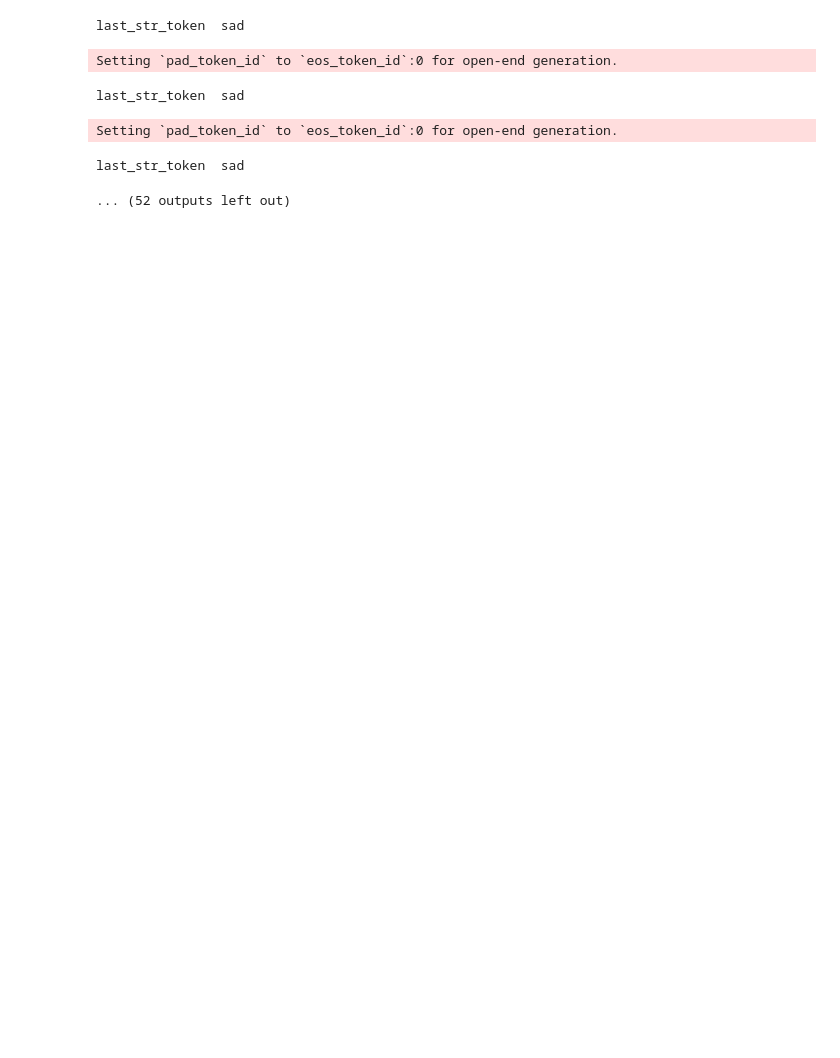
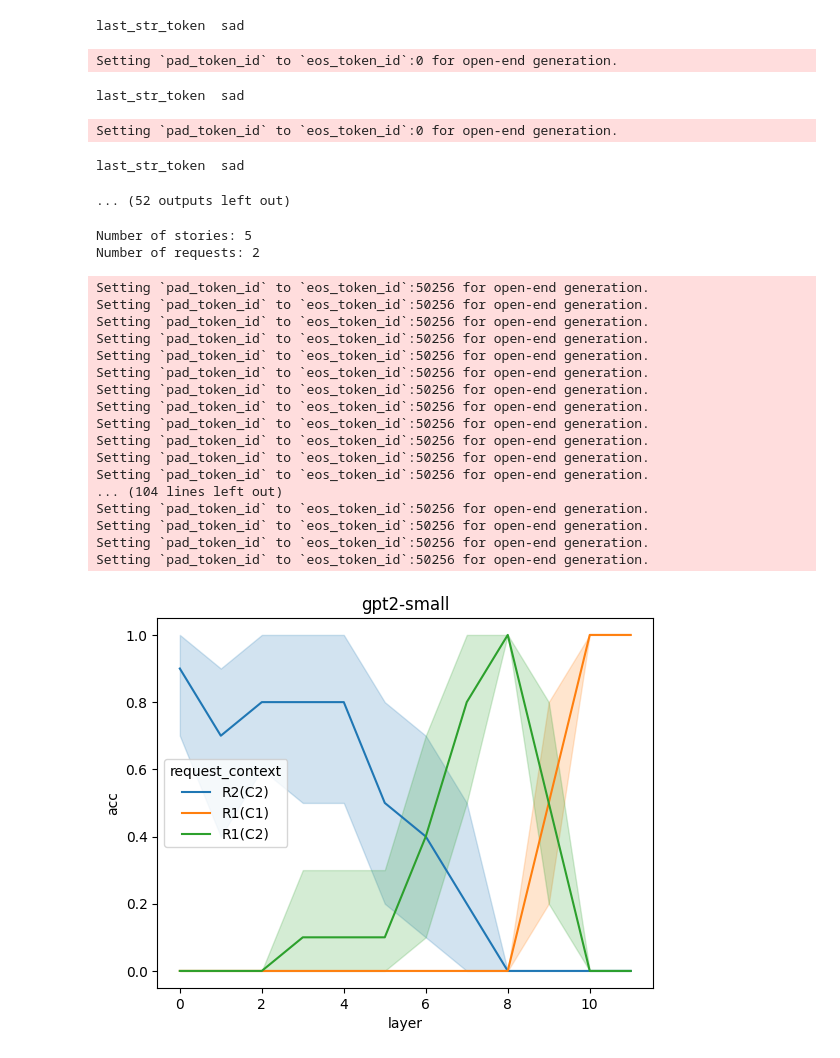
Before and after one commit to jeanne-s/LLM_retrieval_modular_decomposition, a Jupyter notebook: test_athena.ipynb, the cells around one changed output. Saved outputs shown, nothing was run; the diff lists cells and outputs as text; code cells hidden in the pictures; blank space fills up the shorter version.

Commit message:
Corrected error in accuracy computation

```diff
--- a/test_athena.ipynb
+++ b/test_athena.ipynb
@@ -79,3 +81,27 @@ last_str_token  sad
 Setting `pad_token_id` to `eos_token_id`:0 for open-end generation.
 last_str_token  sad
 ... (52 outputs left out)
+# %%
+fig = plot_request_patching_accuracy(model_name='gpt2-small',
+                                     savefig=True)
+# %% [output]
+Number of stories: 5
+Number of requests: 2
+Setting `pad_token_id` to `eos_token_id`:50256 for open-end generation.
+Setting `pad_token_id` to `eos_token_id`:50256 for open-end generation.
+Setting `pad_token_id` to `eos_token_id`:50256 for open-end generation.
+Setting `pad_token_id` to `eos_token_id`:50256 for open-end generation.
+Setting `pad_token_id` to `eos_token_id`:50256 for open-end generation.
+Setting `pad_token_id` to `eos_token_id`:50256 for open-end generation.
+Setting `pad_token_id` to `eos_token_id`:50256 for open-end generation.
+Setting `pad_token_id` to `eos_token_id`:50256 for open-end generation.
+Setting `pad_token_id` to `eos_token_id`:50256 for open-end generation.
+Setting `pad_token_id` to `eos_token_id`:50256 for open-end generation.
+Setting `pad_token_id` to `eos_token_id`:50256 for open-end generation.
+Setting `pad_token_id` to `eos_token_id`:50256 for open-end generation.
+... (104 lines left out)
+Setting `pad_token_id` to `eos_token_id`:50256 for open-end generation.
+Setting `pad_token_id` to `eos_token_id`:50256 for open-end generation.
+Setting `pad_token_id` to `eos_token_id`:50256 for open-end generation.
+Setting `pad_token_id` to `eos_token_id`:50256 for open-end generation.
+[figure, added]
```
Also changed, not shown: parts of 1 cell of this notebook, 4 other files.
